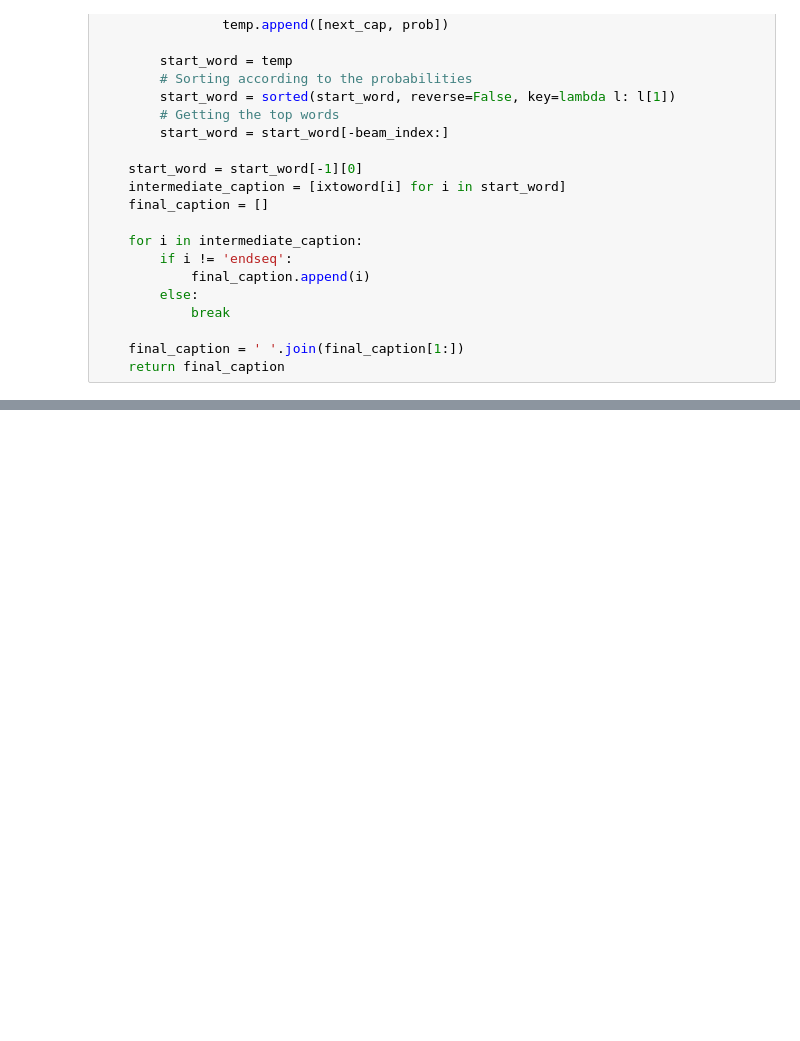
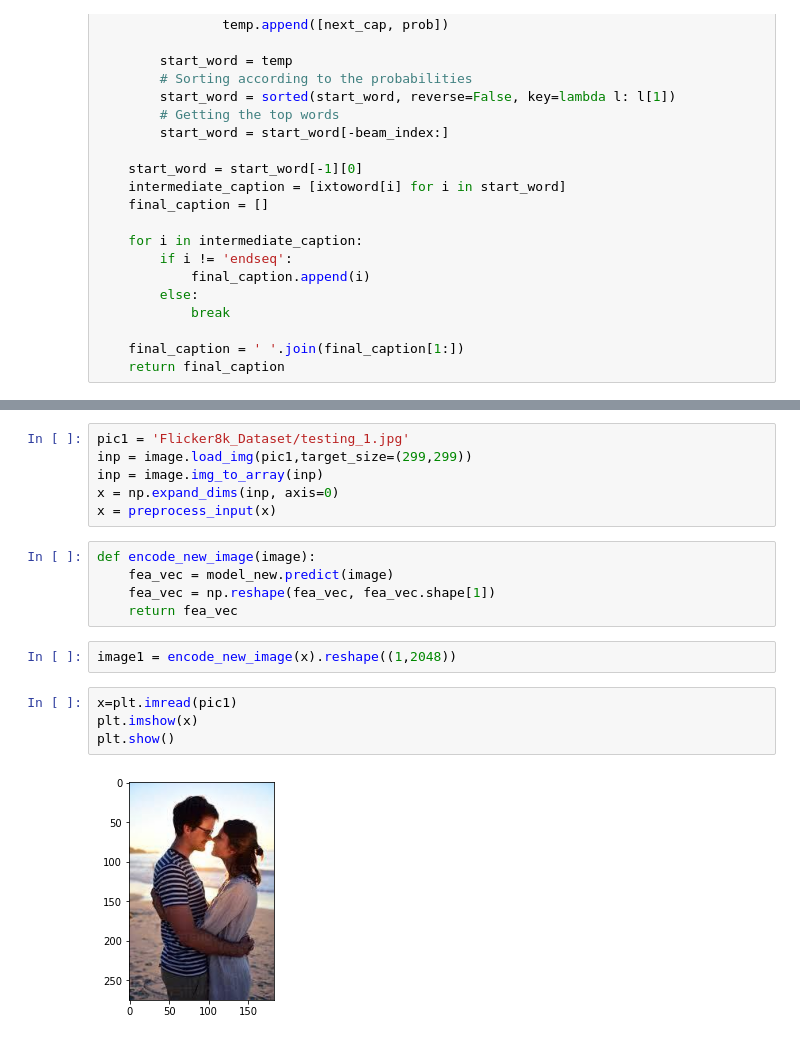
Before and after one commit to LAnnamaria/quotes_for_posts_783, a Jupyter notebook: scripts/mohan/Untitled11.ipynb, the cells around one changed output, grey strips where cells are left out. Drawn from its saved outputs; the diff is of its cells as text; blank space fills up the shorter version.

```diff
--- a/scripts/mohan/Untitled11.ipynb
+++ b/scripts/mohan/Untitled11.ipynb
@@ -394,0 +405,19 @@ print("Beam Search, K = 10:",beam_search_predictions(image, beam_index = 10))
+# %%
+pic1 = 'Flicker8k_Dataset/testing_1.jpg'
+inp = image.load_img(pic1,target_size=(299,299))
+inp = image.img_to_array(inp)
+x = np.expand_dims(inp, axis=0)
+x = preprocess_input(x)
+# %%
+def encode_new_image(image):
+    fea_vec = model_new.predict(image)
+    fea_vec = np.reshape(fea_vec, fea_vec.shape[1])
+    return fea_vec
+# %%
+image1 = encode_new_image(x).reshape((1,2048))
+# %%
+x=plt.imread(pic1)
+plt.imshow(x)
+plt.show()
+# %% [output]
+[figure, added]
```
Also changed, not shown: parts of 11 cells of this notebook, 3 other files.
